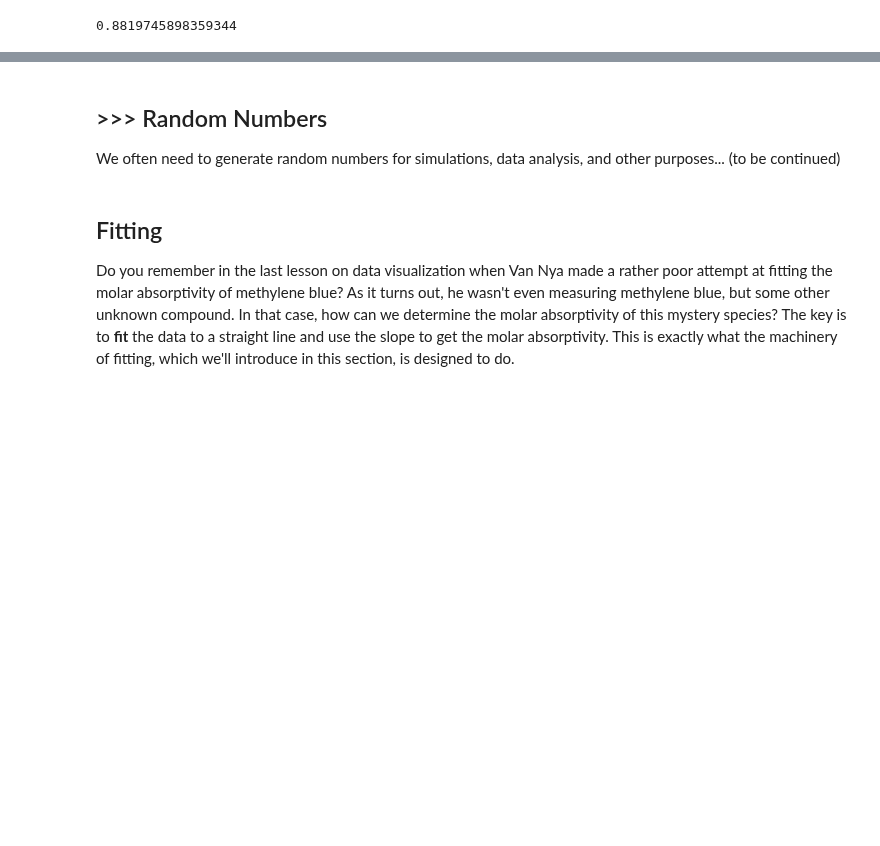
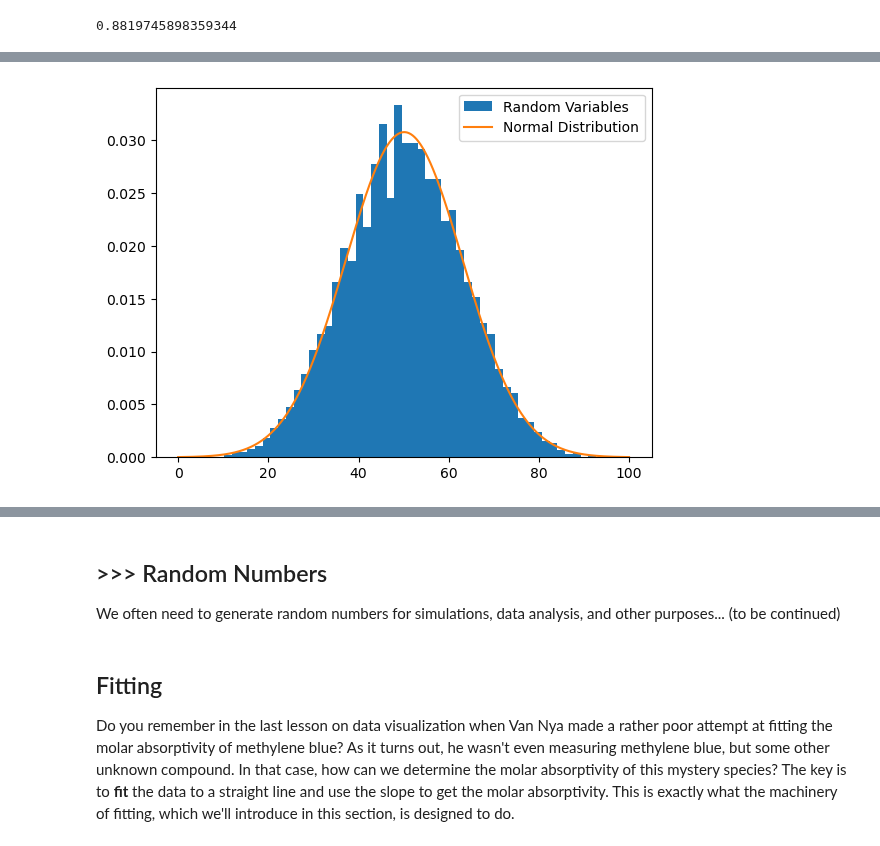
Before and after one commit to Lastoria-Royal-College-of-Science/Chem-18, a Jupyter notebook: Lesson 4/Real World Data.ipynb, the cells around one changed output, grey strips where cells are left out. Saved outputs shown, nothing was run; the diff lists cells and outputs as text; code cells hidden in the pictures; blank space fills up the shorter version.

```diff
--- a/Lesson 4/Real World Data.ipynb
+++ b/Lesson 4/Real World Data.ipynb
@@ -634,0 +713,10 @@ Of course, there are many other types of distributions as well, and we will cove
+# %%
+def gen_rand_means(n=10):
+    rm_array = np.array([])
+    for _ in range(10000):
+        rand_vars = np.random.randint(0,101,n)
+        rm_array = np.append(rm_array, np.mean(rand_vars))
+    return rm_array
+
+rand_means = gen_rand_means(10)
+rand_means
@@ -634,0 +727,5 @@ Of course, there are many other types of distributions as well, and we will cove
+# %%
+rand_means_mean = np.mean(rand_means)
+rand_means_std = np.std(rand_means)
+print(rand_means_mean)
+print(rand_means_std)
@@ -634,0 +745,8 @@ Of course, there are many other types of distributions as well, and we will cove
+# %%
+norm_x = np.linspace(0, 100, 1000)
+plt.hist(rand_means, bins=50, density=True, label='Random Variables')
+plt.plot(norm_x, norm.pdf(norm_x, loc=rand_means_mean, scale=rand_means_std), label='Normal Distribution')
+plt.legend()
+plt.show()
+# %% [output]
+[figure, added]
```
Also changed, not shown: parts of 18 cells of this notebook, 3 other files.
